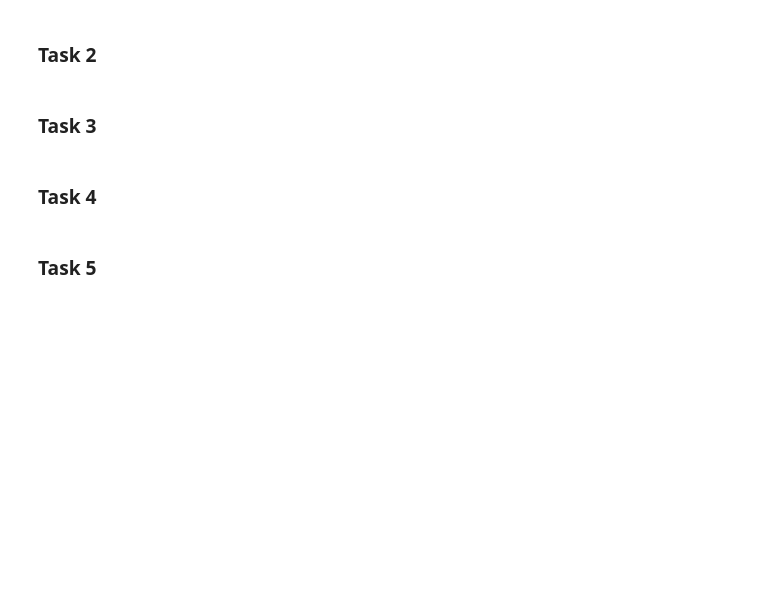
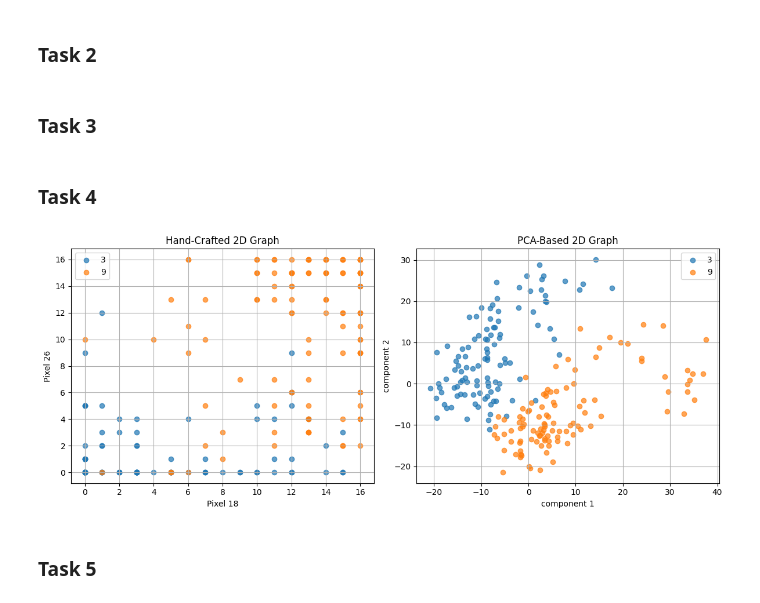
Before and after one commit to Tsumugivolle77/MLE-Sheets, a Jupyter notebook: sheet2/MLE25_sheet02.ipynb, the cells around one changed output. Saved outputs shown, nothing was run; the diff lists cells and outputs as text; code cells hidden in the pictures; blank space fills up the shorter version.

```diff
--- a/sheet2/MLE25_sheet02.ipynb
+++ b/sheet2/MLE25_sheet02.ipynb
@@ -28,26 +48,78 @@ np.random.seed(42)
 # %% [markdown]
 ### Task 3
 # %%
+# perform mean computation on train data
+mean_three = x_train[y_train == 3].mean(axis=0)
+mean_nine = x_train[y_train == 9].mean(axis=0)
+
+# choose two pixels that appear most discriminative for distinguishing “3” from “9” (based on average images of each class)
+diff_pix = np.argsort(np.abs(mean_three - mean_nine))[-2:]
+
 def features_2d(x):
     """
     This function takes the 64x1 feature vectors and returns a 2D representation of the data.
     """
     # TODO: Design a 2D embedding of the data
-    return features_2d
+
+    return x[diff_pix]
 
 # TODO: Create an embedded dataset, provide a brief justification for your choice of embedding
+embedd_ds = np.vstack([features_2d(x) for x in x_train])
+
+## Justification: by computing the average brightness of each class and find the pixels that differs the most, we can distinguish 3 from 9 easier.
 # %% [markdown]
 ### Task 4
 # %%
 def pca_rep(x):
     """
     This function takes the 64x1 feature vectors and returns a 2D representation of the data. It uses PCA to reduce the dimensionality of the data to 2. PCA is a widely used algorithm for dimensionality reduction. Intuitively, PCA finds the directions in which the data varies the most and projects the data onto these directions.
     """
     # Standardize the data
     pca = PCA(n_components=2)
     return pca.fit_transform(x)
 
 # TODO: Create a PCA-embedded dataset. Visualize & compare the embeddings. Briefly discuss the differences in separation achieved by the embeddings.
+PCA_ds = pca_rep(x_train)
+
+fig, axes = plt.subplots(1, 2, figsize=(12, 5))
+
+# Hand-crafted
+axes[0].scatter(
+    embedd_ds[y_train == 3, 0], embedd_ds[y_train == 3, 1],
+    label='3', alpha=0.7
+)
+axes[0].scatter(
+    embedd_ds[y_train == 9, 0], embedd_ds[y_train == 9, 1],
+    label='9', alpha=0.7
+)
+axes[0].set_title("Hand-Crafted 2D Graph")
+axes[0].set_xlabel(f"Pixel {diff_pix[0]}")
+axes[0].set_ylabel(f"Pixel {diff_pix[1]}")
+axes[0].legend()
+axes[0].grid(True)
+
+# PCA-based
+axes[1].scatter(
+    PCA_ds[y_train == 3, 0], PCA_ds[y_train == 3, 1],
+    label='3', alpha=0.7
+)
+axes[1].scatter(
+    PCA_ds[y_train == 9, 0], PCA_ds[y_train == 9, 1],
+    label='9', alpha=0.7
+)
+axes[1].set_title("PCA-Based 2D Graph")
+axes[1].set_xlabel("component 1")
+axes[1].set_ylabel("component 2")
+axes[1].legend()
+axes[1].grid(True)
+
+plt.tight_layout()
+plt.show()
+
+### The hand-crafted graph has a clear separation between two parts, most likely because it represent the greatest difference of the two digits
+# The PCA embedding maximizes overall variance capture, so we see more overlap between “3” and “9” clusters in the PCA plot, however, we can still see a seperation of two parts
+# %% [output]
+[figure, added]
 # %% [markdown]
 ### Task 5
 # %%
```
Also changed, not shown: parts of 7 cells of this notebook.
